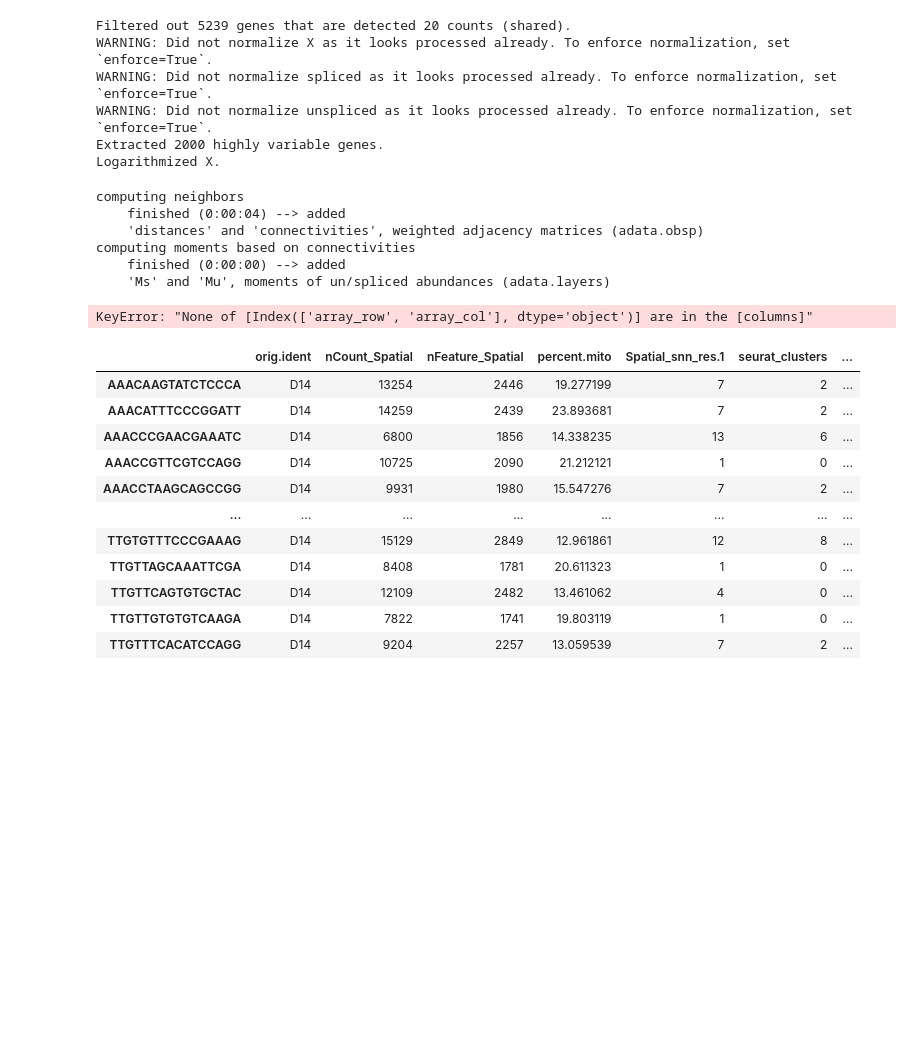
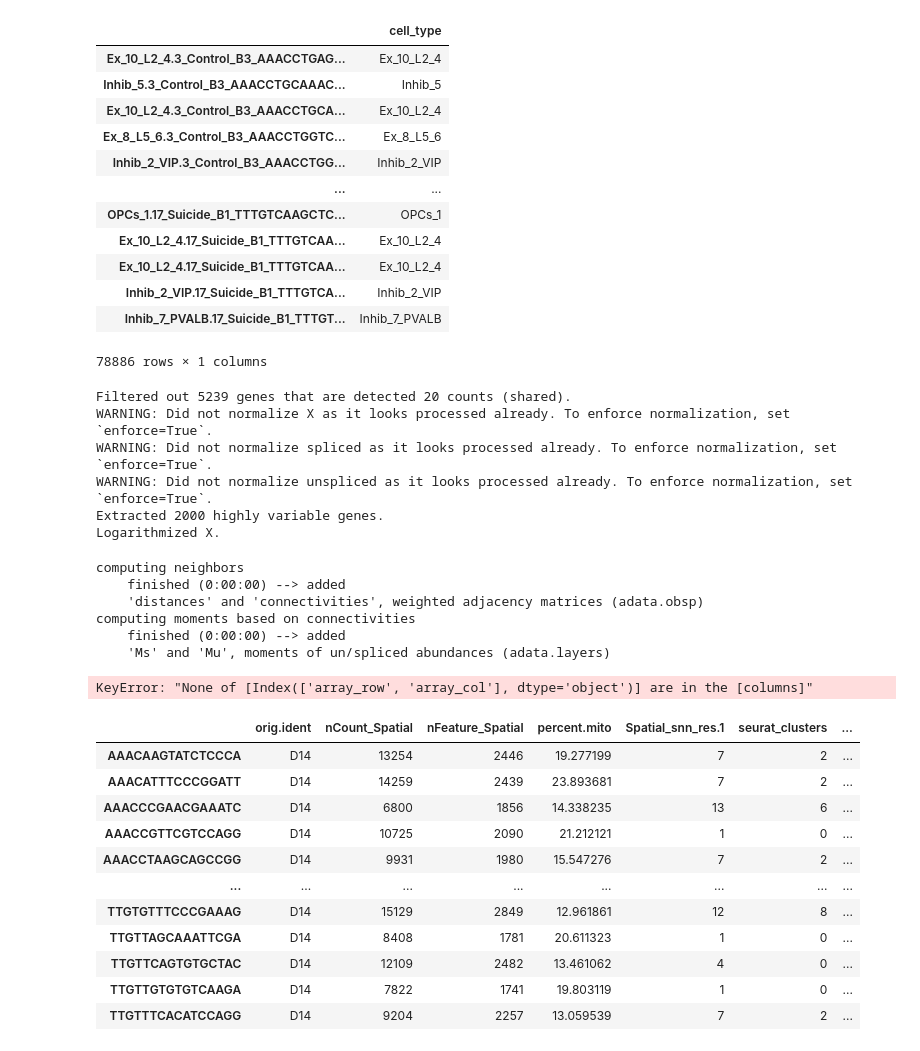
Before and after one commit to Tian-Bai/spatial-RNAvelo, a Jupyter notebook: test.ipynb, the cells around one changed output. Saved outputs shown, nothing was run; the diff lists cells and outputs as text; code cells hidden in the pictures; blank space fills up the shorter version.

```diff
--- a/test.ipynb
+++ b/test.ipynb
@@ -13,10 +13,26 @@ import model
 # %%
-scrna_path = "chicken_heart\\RNA_D14_adata.h5ad"
-st_path = "chicken_heart\\Visium_D14_adata.h5ad"
+scrna_path = "DLPFC_151673\\scrna.h5ad"
+st_path = "DLPFC_151673\\filtered_feature_bc_matrix.h5"
 
 scrna = scv.read(scrna_path)
+# %%
+scrna.obs
+# %% [output]
+|  | cell_type |
+| Ex_10_L2_4.3_Control_B3_AAACCTGAG... | Ex_10_L2_4 |
+| Inhib_5.3_Control_B3_AAACCTGCAAAC... | Inhib_5 |
+| Ex_10_L2_4.3_Control_B3_AAACCTGCA... | Ex_10_L2_4 |
+| Ex_8_L5_6.3_Control_B3_AAACCTGGTC... | Ex_8_L5_6 |
+| Inhib_2_VIP.3_Control_B3_AAACCTGG... | Inhib_2_VIP |
+| ... | ... |
+| OPCs_1.17_Suicide_B1_TTTGTCAAGCTC... | OPCs_1 |
+| Ex_10_L2_4.17_Suicide_B1_TTTGTCAA... | Ex_10_L2_4 |
+| Ex_10_L2_4.17_Suicide_B1_TTTGTCAA... | Ex_10_L2_4 |
+| Inhib_2_VIP.17_Suicide_B1_TTTGTCA... | Inhib_2_VIP |
+| Inhib_7_PVALB.17_Suicide_B1_TTTGT... | Inhib_7_PVALB |
+78886 rows × 1 columns
 # %%
-data = model.SingleCellDataset(scrna_path)
+data = data.SingleCellDataset(scrna_path)
 # %% [output]
 Filtered out 5239 genes that are detected 20 counts (shared).
 WARNING: Did not normalize X as it looks processed already. To enforce normalization, set `enforce=True`.
@@ -25,7 +41,7 @@ WARNING: Did not normalize unspliced as it looks processed already. To enforce n
 Extracted 2000 highly variable genes.
 Logarithmized X.
 computing neighbors
-    finished (0:00:04) --> added
+    finished (0:00:00) --> added
     'distances' and 'connectivities', weighted adjacency matrices (adata.obsp)
 computing moments based on connectivities
     finished (0:00:00) --> added
```
Also changed, not shown: parts of 1 cell of this notebook, 1 other file.
